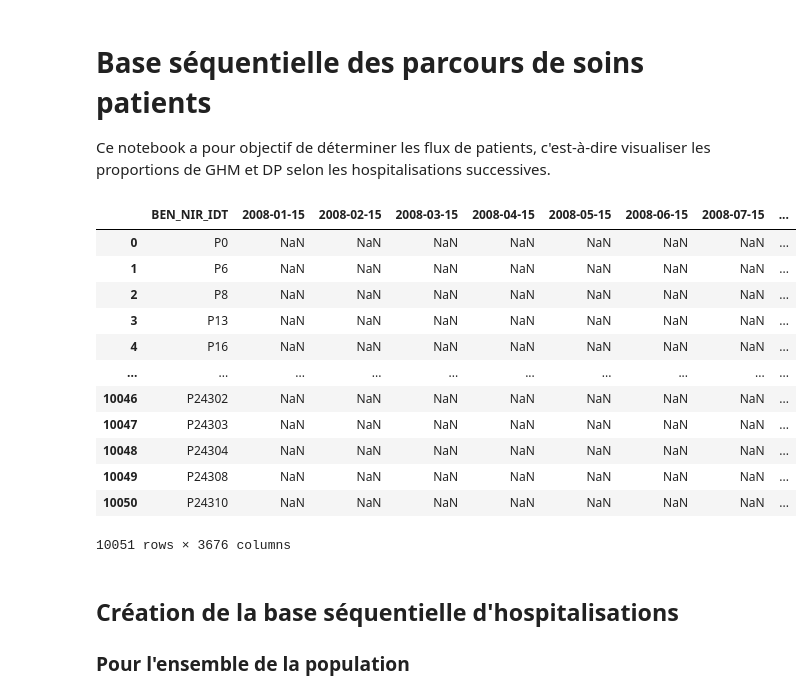
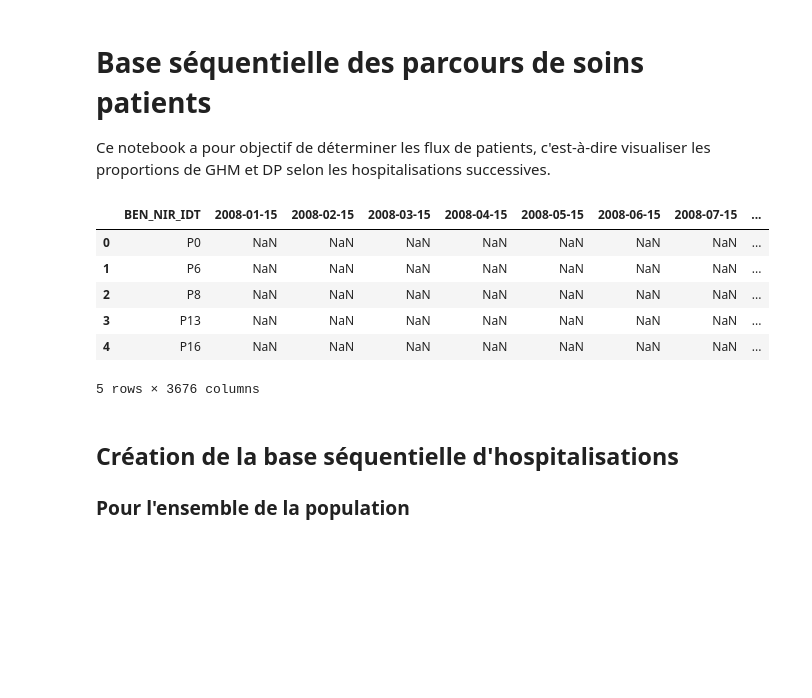
Before and after one commit to Kirscher/TextMining_Parcours_de_soin, a Jupyter notebook: base_sequentielle.ipynb, the cells around one changed output. Saved outputs shown, nothing was run; the diff lists cells and outputs as text; code cells hidden in the pictures; blank space fills up the shorter version.

```diff
--- a/base_sequentielle.ipynb
+++ b/base_sequentielle.ipynb
@@ -10,21 +13,15 @@ from tqdm import tqdm
 %%capture capt
 p_soins=pd.read_csv("./data/parcours_soins.csv")
 # %%
-p_soins
+p_soins.head()
 # %% [output]
 |  | BEN_NIR_IDT | 2008-01-15 | 2008-02-15 | 2008-03-15 | 2008-04-15 | 2008-05-15 | 2008-06-15 | 2008-07-15 | ... |
 | 0 | P0 | NaN | NaN | NaN | NaN | NaN | NaN | NaN | ... |
 | 1 | P6 | NaN | NaN | NaN | NaN | NaN | NaN | NaN | ... |
 | 2 | P8 | NaN | NaN | NaN | NaN | NaN | NaN | NaN | ... |
 | 3 | P13 | NaN | NaN | NaN | NaN | NaN | NaN | NaN | ... |
 | 4 | P16 | NaN | NaN | NaN | NaN | NaN | NaN | NaN | ... |
-| ... | ... | ... | ... | ... | ... | ... | ... | ... | ... |
-| 10046 | P24302 | NaN | NaN | NaN | NaN | NaN | NaN | NaN | ... |
-| 10047 | P24303 | NaN | NaN | NaN | NaN | NaN | NaN | NaN | ... |
-| 10048 | P24304 | NaN | NaN | NaN | NaN | NaN | NaN | NaN | ... |
-| 10049 | P24308 | NaN | NaN | NaN | NaN | NaN | NaN | NaN | ... |
-| 10050 | P24310 | NaN | NaN | NaN | NaN | NaN | NaN | NaN | ... |
-10051 rows × 3676 columns
+5 rows × 3676 columns
 # %% [markdown]
 ## Création de la base séquentielle d'hospitalisations
 
```
Also changed, not shown: parts of 22 cells of this notebook.
